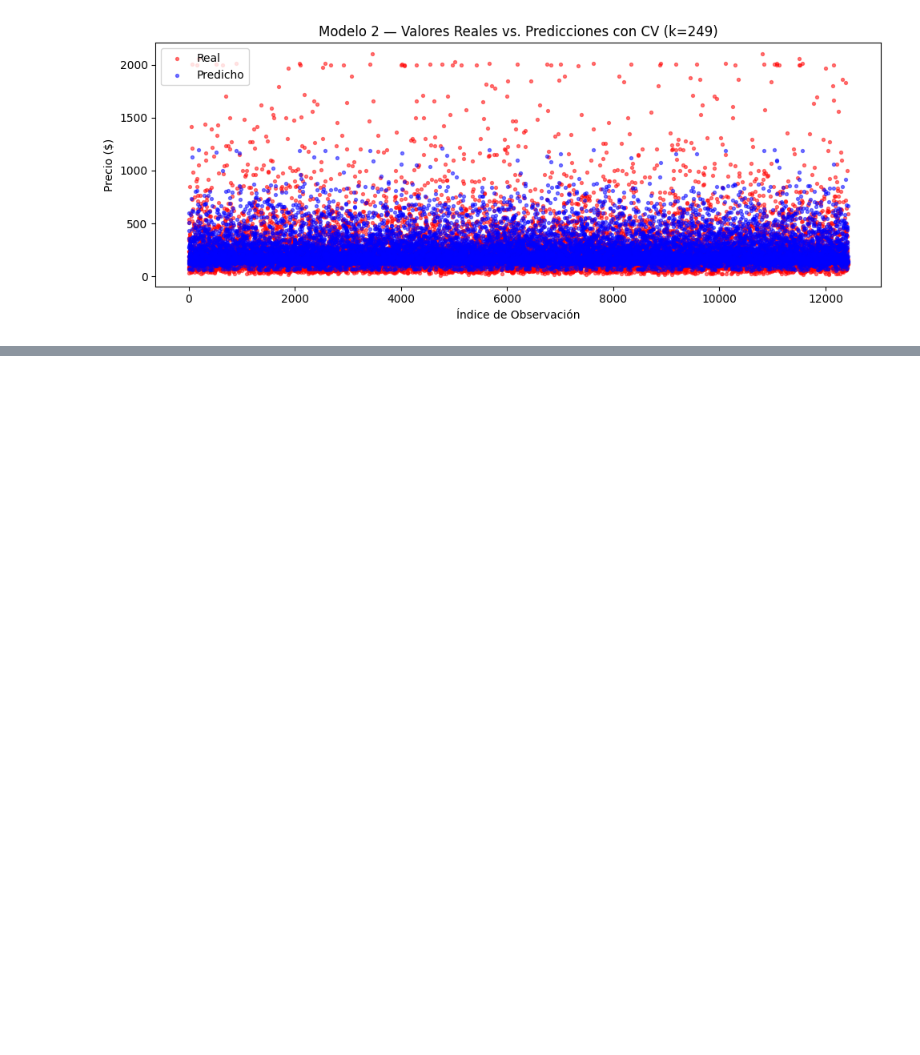
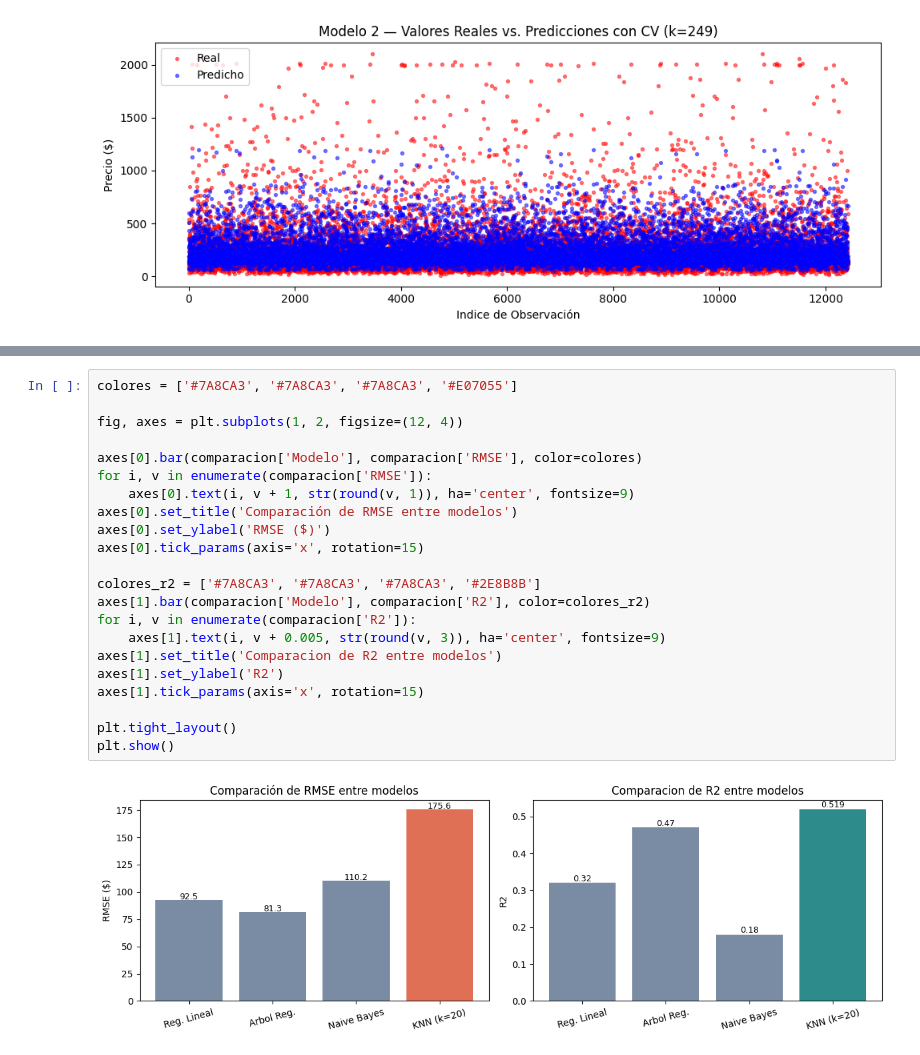
Before and after one commit to VirusMauri1/Lab6KNN, a Jupyter notebook: lab6mine.ipynb, the cells around one changed output, grey strips where cells are left out. Drawn from its saved outputs; the diff is of its cells as text; blank space fills up the shorter version.

```diff
--- a/lab6mine.ipynb
+++ b/lab6mine.ipynb
@@ -183,0 +278,24 @@ plt.show()
+# %%
+colores = ['#7A8CA3', '#7A8CA3', '#7A8CA3', '#E07055']
+
+fig, axes = plt.subplots(1, 2, figsize=(12, 4))
+
+axes[0].bar(comparacion['Modelo'], comparacion['RMSE'], color=colores)
+for i, v in enumerate(comparacion['RMSE']):
+    axes[0].text(i, v + 1, str(round(v, 1)), ha='center', fontsize=9)
+axes[0].set_title('Comparación de RMSE entre modelos')
+axes[0].set_ylabel('RMSE ($)')
+axes[0].tick_params(axis='x', rotation=15)
+
+colores_r2 = ['#7A8CA3', '#7A8CA3', '#7A8CA3', '#2E8B8B']
+axes[1].bar(comparacion['Modelo'], comparacion['R2'], color=colores_r2)
+for i, v in enumerate(comparacion['R2']):
+    axes[1].text(i, v + 0.005, str(round(v, 3)), ha='center', fontsize=9)
+axes[1].set_title('Comparacion de R2 entre modelos')
+axes[1].set_ylabel('R2')
+axes[1].tick_params(axis='x', rotation=15)
+
+plt.tight_layout()
+plt.show()
+# %% [output]
+[figure, added]
```
Also changed, not shown: parts of 8 cells of this notebook.
